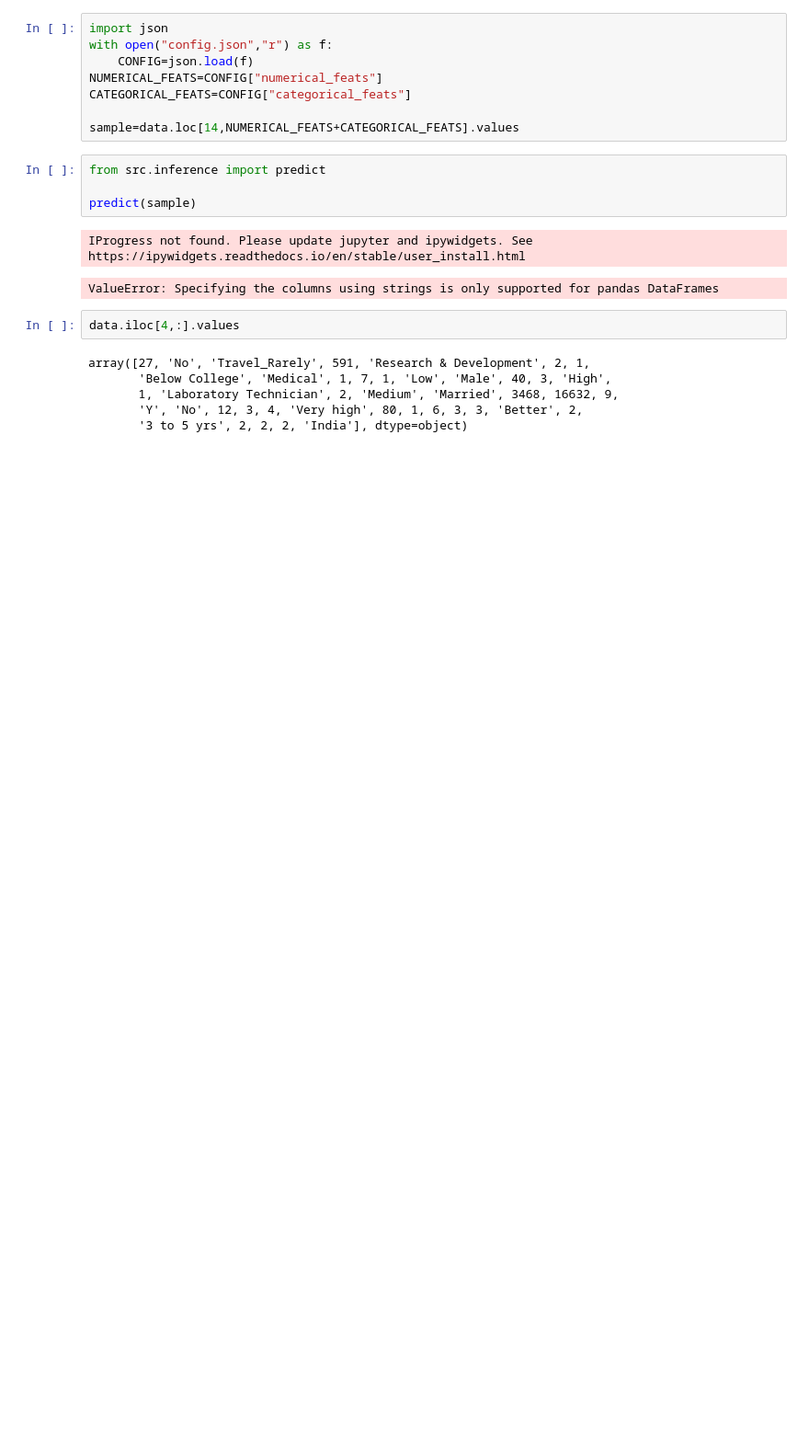
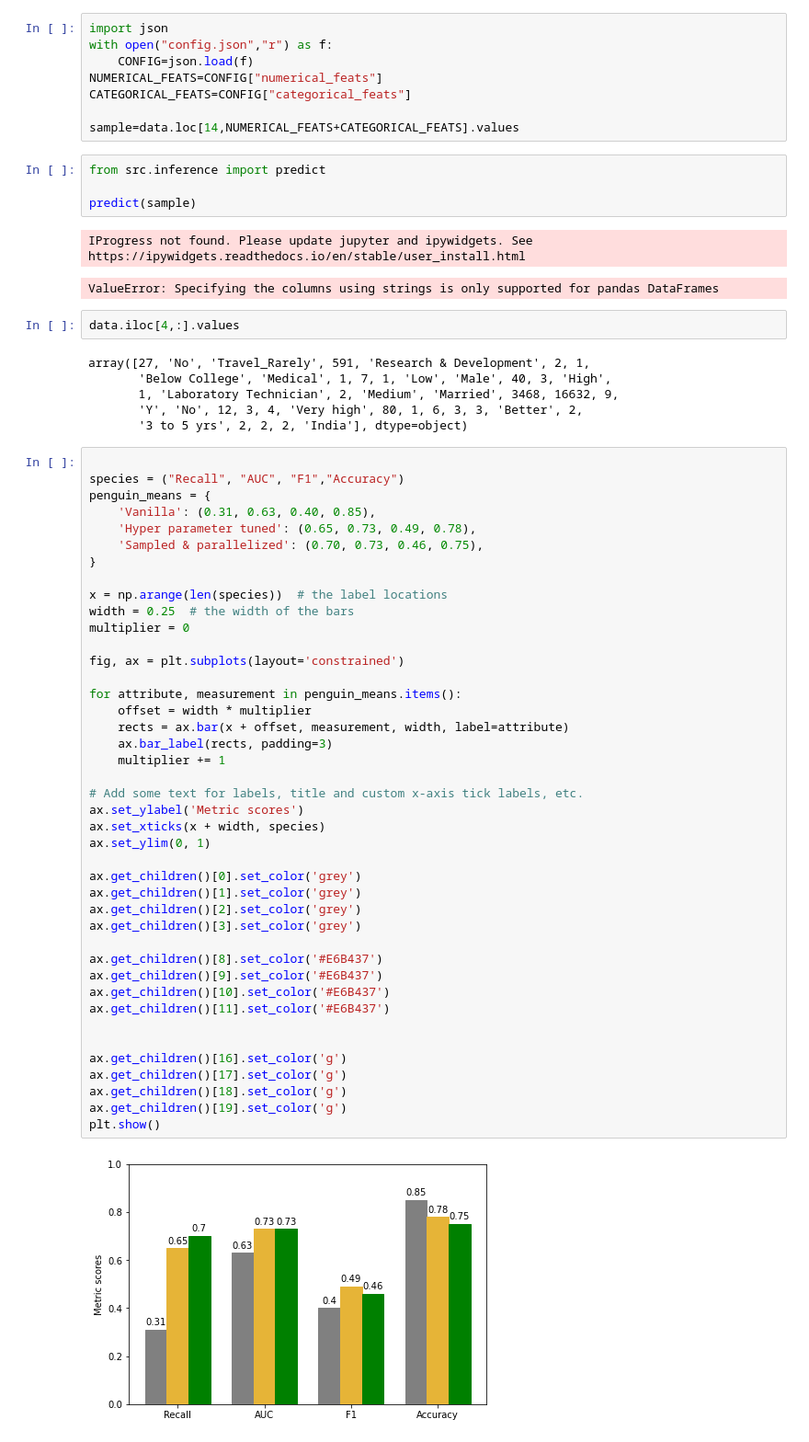
Before and after one commit to coderkol95/attrition_analytics, a Jupyter notebook: scratchpad.ipynb, the cells around one changed output. Shown: that part at 92% size. Cells and saved outputs as stored; diff of their text form; blank space fills up the shorter version.

```diff
--- a/scratchpad.ipynb
+++ b/scratchpad.ipynb
@@ -1084,3 +1090,47 @@ array([27, 'No', 'Travel_Rarely', 591, 'Research & Development', 2, 1,
        1, 'Laboratory Technician', 2, 'Medium', 'Married', 3468, 16632, 9,
        'Y', 'No', 12, 3, 4, 'Very high', 80, 1, 6, 3, 3, 'Better', 2,
        '3 to 5 yrs', 2, 2, 2, 'India'], dtype=object)
+# %%
+
+species = ("Recall", "AUC", "F1","Accuracy")
+penguin_means = {
+    'Vanilla': (0.31, 0.63, 0.40, 0.85),
+    'Hyper parameter tuned': (0.65, 0.73, 0.49, 0.78),
+    'Sampled & parallelized': (0.70, 0.73, 0.46, 0.75),
+}
+
+x = np.arange(len(species))  # the label locations
+width = 0.25  # the width of the bars
+multiplier = 0
+
+fig, ax = plt.subplots(layout='constrained')
+
+for attribute, measurement in penguin_means.items():
+    offset = width * multiplier
+    rects = ax.bar(x + offset, measurement, width, label=attribute)
+    ax.bar_label(rects, padding=3)
+    multiplier += 1
+
+# Add some text for labels, title and custom x-axis tick labels, etc.
+ax.set_ylabel('Metric scores')
+ax.set_xticks(x + width, species)
+ax.set_ylim(0, 1)
+
+ax.get_children()[0].set_color('grey')
+ax.get_children()[1].set_color('grey')
+ax.get_children()[2].set_color('grey')
+ax.get_children()[3].set_color('grey')
+
+ax.get_children()[8].set_color('#E6B437')
+ax.get_children()[9].set_color('#E6B437')
+ax.get_children()[10].set_color('#E6B437')
+ax.get_children()[11].set_color('#E6B437')
+
+
+ax.get_children()[16].set_color('g')
+ax.get_children()[17].set_color('g')
+ax.get_children()[18].set_color('g')
+ax.get_children()[19].set_color('g')
+plt.show()
+# %% [output]
+[figure, added]
```
Also changed, not shown: parts of 14 cells of this notebook.
